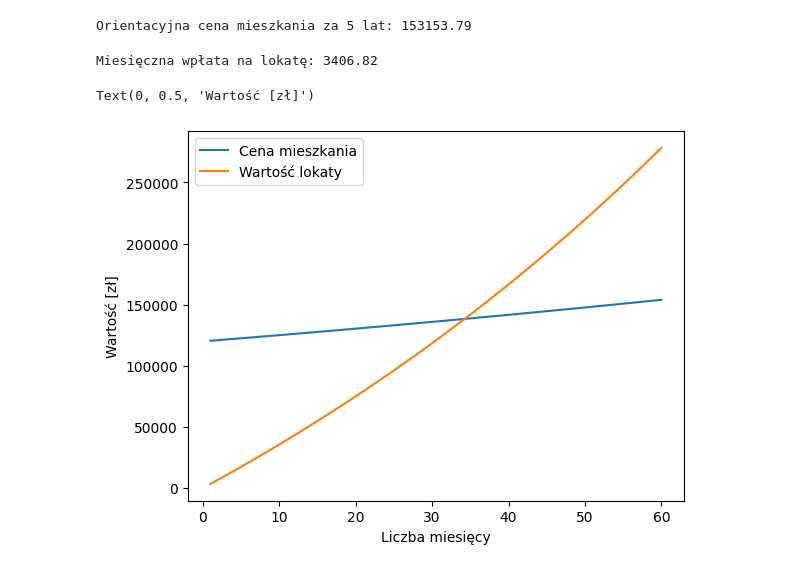
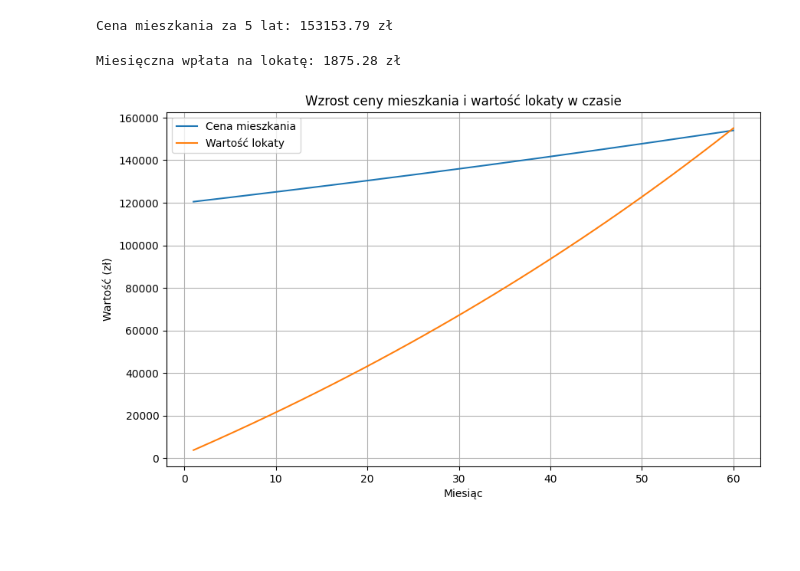
Before and after one commit to DonMashiro/Case-Study, a Jupyter notebook: Case_study.ipynb, the cells around one changed output. Cells and saved outputs as stored; diff of their text form; code cells hidden in the pictures; blank space fills up the shorter version.

```diff
--- a/Case_study.ipynb
+++ b/Case_study.ipynb
@@ -10,30 +10,33 @@ stopa_procentowa = 0.12
 kapitalizacja = 12
 # %%
 miesieczna_stopa_procentowa = stopa_procentowa / kapitalizacja
+okres_inwestycji_miesiace = okres_inwestycji * 12
 czas = np.arange(1, okres_inwestycji * kapitalizacja + 1)
 # %%
 #Ile będzie wynosiła orientacyjna cena mieszkania za 5 lat?
 cena_mieszkania_za_5_lat = cena_mieszkania * (1 + wzrost_ceny) ** okres_inwestycji
-print("Orientacyjna cena mieszkania za 5 lat:", round(cena_mieszkania_za_5_lat, 2))
+print(f"Cena mieszkania za 5 lat: {round(cena_mieszkania_za_5_lat, 2)} zł")
 # %% [output]
-Orientacyjna cena mieszkania za 5 lat: 153153.79
+Cena mieszkania za 5 lat: 153153.79 zł
 # %%
 #Ile musisz wpłacać do banku każdego miesiąca, aby przy przedstawionej ofercie uzbierać na mieszkanie w ciągu 5 lat?
-miesieczna_stopa_procentowa = stopa_procentowa / kapitalizacja
-miesieczna_wpłata = npf.pmt(miesieczna_stopa_procentowa, okres_inwestycji * kapitalizacja, -cena_mieszkania_za_5_lat, 0)
-print("Miesięczna wpłata na lokatę:", round(miesieczna_wpłata, 2))
+miesiecza_wpłata = (cena_mieszkania_za_5_lat * miesieczna_stopa_procentowa) / (((1 + miesieczna_stopa_procentowa) ** okres_inwestycji_miesiace) - 1)
+print(f"Miesięczna wpłata na lokatę: {round(miesiecza_wpłata, 2)} zł")
 # %% [output]
-Miesięczna wpłata na lokatę: 3406.82
+Miesięczna wpłata na lokatę: 1875.28 zł
 # %%
 #Stwórz wykres przedstawiający, jak w interwałach miesięcznych zmieniać się będzie cena mieszkania (liniowy wzrost w całym okresie) oraz wartość twojej lokaty.
-wartosc_mieszkania = cena_mieszkania * (1 + wzrost_ceny / kapitalizacja) ** czas
-wartosc_lokaty = npf.fv(miesieczna_stopa_procentowa, czas, -miesieczna_wpłata, 0)
+cena_mieszkania_miesiecznie = cena_mieszkania * (1 + wzrost_ceny / kapitalizacja) ** czas
+wartosc_lokaty = miesiecza_wpłata * (((1 + miesieczna_stopa_procentowa) ** czas - 1) / miesieczna_stopa_procentowa) + miesiecza_wpłata
 # %%
-plt.plot(czas, wartosc_mieszkania, label="Cena mieszkania")
+plt.figure(figsize=(10, 6))
+plt.plot(czas, cena_mieszkania_miesiecznie, label="Cena mieszkania")
 plt.plot(czas, wartosc_lokaty, label="Wartość lokaty")
+plt.xlabel("Miesiąc")
+plt.ylabel("Wartość (zł)")
+plt.title("Wzrost ceny mieszkania i wartość lokaty w czasie")
 plt.legend()
-plt.xlabel("Liczba miesięcy")
-plt.ylabel("Wartość [zł]")
+plt.grid(True)
+plt.show()
 # %% [output]
-Text(0, 0.5, 'Wartość [zł]')
-[figure, old version]
+[figure, new version]
```
